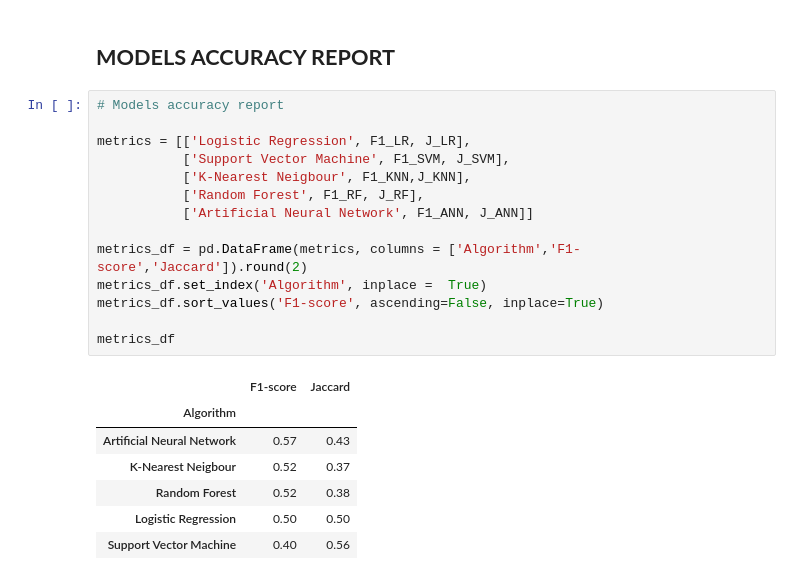
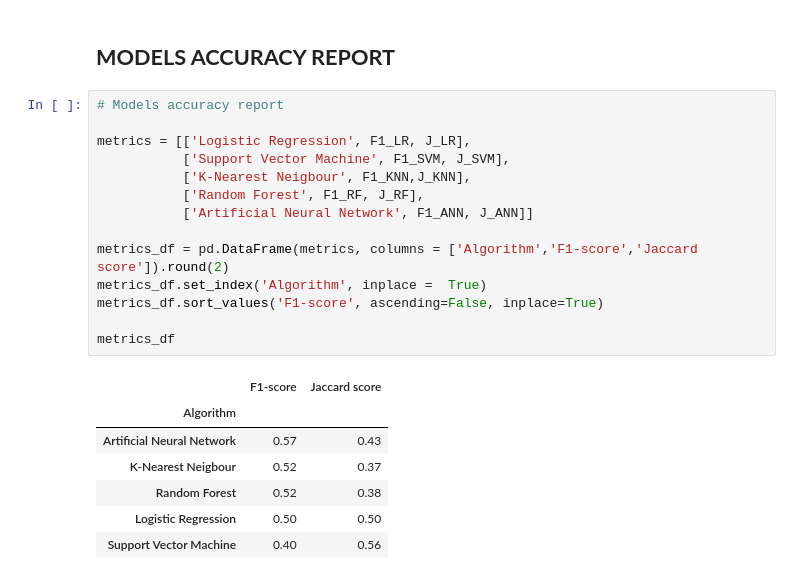
Before and after one commit to ttadesusi/Artificial-Intelligence-Projects, a Jupyter notebook: Customer_Loyalty_Prediction.ipynb, the cells around one changed output. Cells and saved outputs as stored; diff of their text form.

Commit message:
jaccard changed to jaccard score

```diff
--- a/Customer_Loyalty_Prediction.ipynb
+++ b/Customer_Loyalty_Prediction.ipynb
@@ -645,19 +645,19 @@ Average_Rating: 0
 # %%
 # Models accuracy report
 
 metrics = [['Logistic Regression', F1_LR, J_LR],
            ['Support Vector Machine', F1_SVM, J_SVM],
            ['K-Nearest Neigbour', F1_KNN,J_KNN],
            ['Random Forest', F1_RF, J_RF],
            ['Artificial Neural Network', F1_ANN, J_ANN]]
 
-metrics_df = pd.DataFrame(metrics, columns = ['Algorithm','F1-score','Jaccard']).round(2)
+metrics_df = pd.DataFrame(metrics, columns = ['Algorithm','F1-score','Jaccard score']).round(2)
 metrics_df.set_index('Algorithm', inplace =  True)
 metrics_df.sort_values('F1-score', ascending=False, inplace=True)
 
 metrics_df
 # %% [output]
-|  | F1-score | Jaccard |
+|  | F1-score | Jaccard score |
 | Algorithm |  |  |
 | Artificial Neural Network | 0.57 | 0.43 |
 | K-Nearest Neigbour | 0.52 | 0.37 |
```
